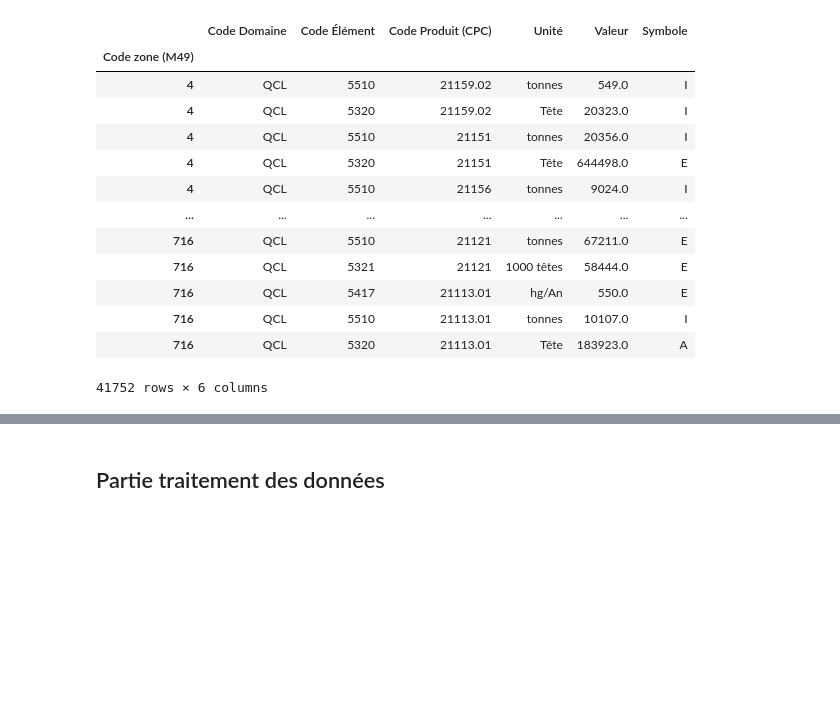
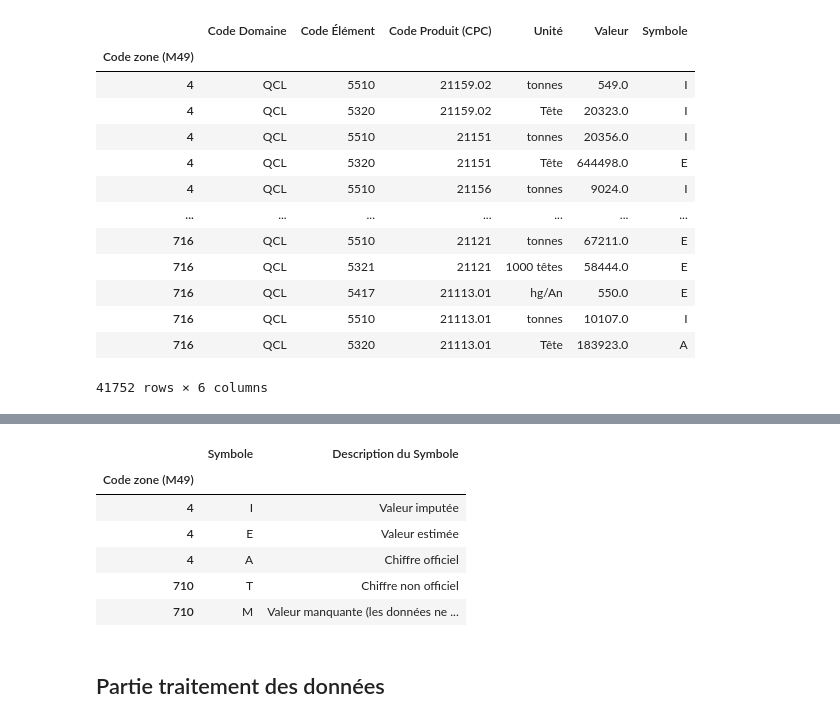
Before and after one commit to data-IA-2023/Groupe-3, a Jupyter notebook: briefs181223 - Mohammed.ipynb, the cells around one changed output, grey strips where cells are left out. Saved outputs shown, nothing was run; the diff lists cells and outputs as text; code cells hidden in the pictures; blank space fills up the shorter version.

```diff
--- a/briefs181223 - Mohammed.ipynb
+++ b/briefs181223 - Mohammed.ipynb
@@ -155,3 +191,19 @@ FAO2020CPA
+# %%
+#Les tables de correspondance
+FAO2020CPA_Domaine=FAOSTAT_2020_Cultures_produits_animaux[['Code Domaine','Domaine']].drop_duplicates()
+FAO2020CPA_Zone=FAOSTAT_2020_Cultures_produits_animaux[['Zone']].drop_duplicates()
+FAO2020CPA_Élément=FAOSTAT_2020_Cultures_produits_animaux[['Code Élément','Élément']].drop_duplicates()
+FAO2020CPA_Produit=FAOSTAT_2020_Cultures_produits_animaux[['Code Produit (CPC)','Produit']].drop_duplicates()
+FAO2020CPA_Symbole=FAOSTAT_2020_Cultures_produits_animaux[['Symbole','Description du Symbole']].drop_duplicates()
+FAO2020CPA_Symbole
+# %% [output]
+|  | Symbole | Description du Symbole |
+| Code zone (M49) |  |  |
+| 4 | I | Valeur imputée |
+| 4 | E | Valeur estimée |
+| 4 | A | Chiffre officiel |
+| 710 | T | Chiffre non officiel |
+| 710 | M | Valeur manquante (les données ne ... |
 # %% [markdown]
 ## Partie traitement des données
 # %% [markdown]
```
Also changed, not shown: parts of 4 cells of this notebook.
